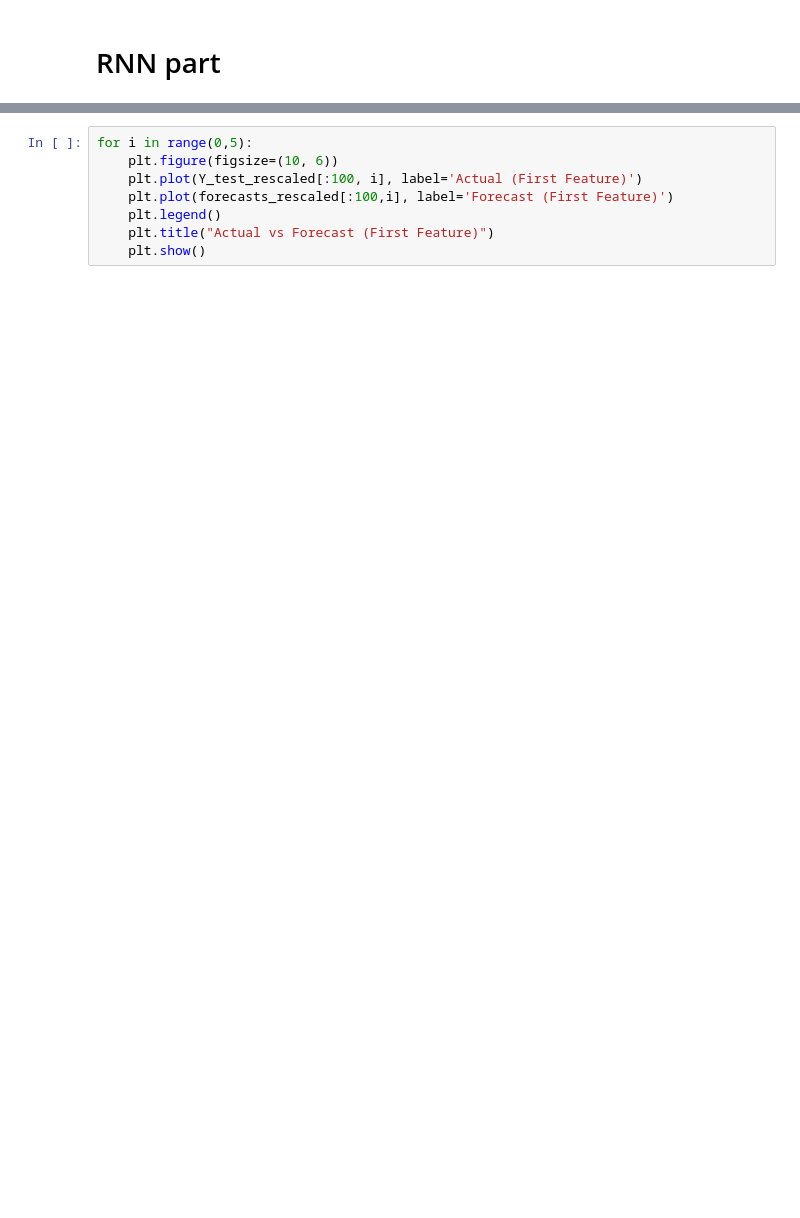
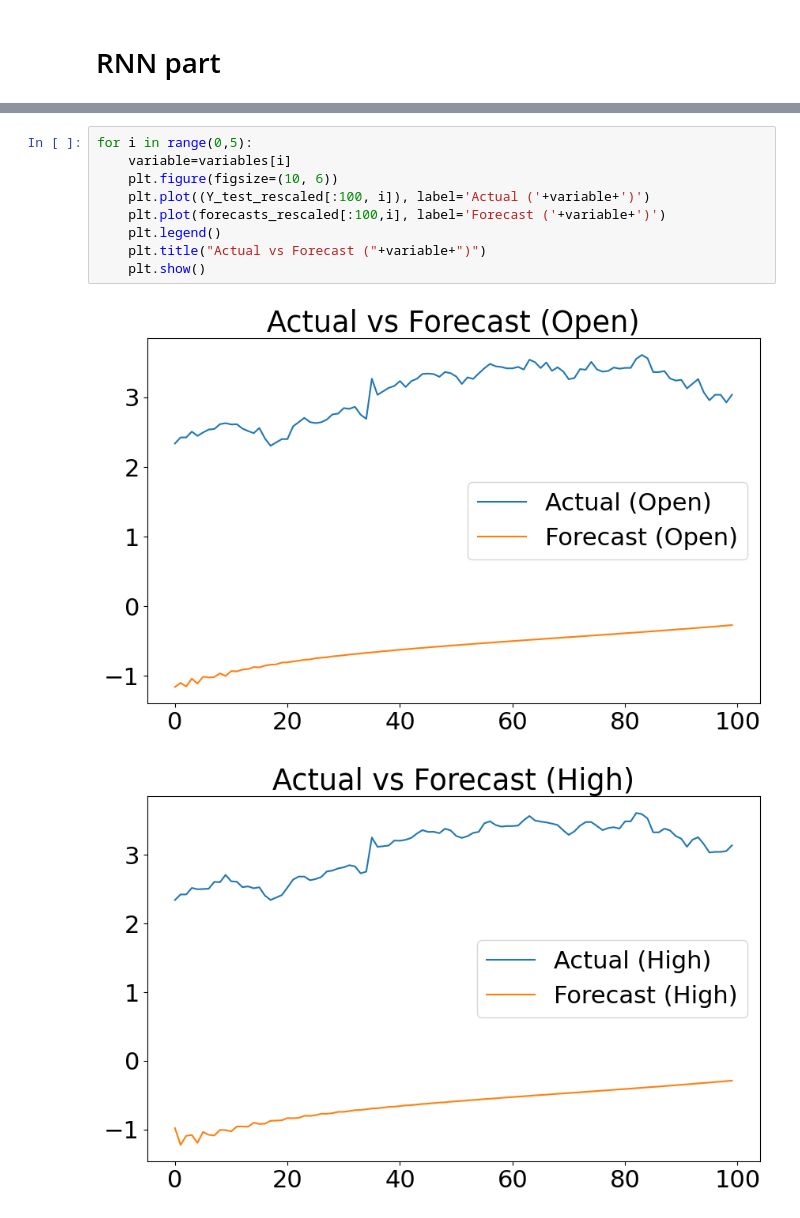
Before and after one commit to irene-fagnani/ADAML-project2, a Jupyter notebook: RNN.ipynb, the cells around one changed output, grey strips where cells are left out. Saved outputs shown, nothing was run; the diff lists cells and outputs as text; blank space fills up the shorter version.

```diff
--- a/RNN.ipynb
+++ b/RNN.ipynb
@@ -141,8 +206,12 @@ print(forecasts_rescaled)
 # %%
 for i in range(0,5):
+    variable=variables[i]
     plt.figure(figsize=(10, 6))
-    plt.plot(Y_test_rescaled[:100, i], label='Actual (First Feature)')
-    plt.plot(forecasts_rescaled[:100,i], label='Forecast (First Feature)')
+    plt.plot((Y_test_rescaled[:100, i]), label='Actual ('+variable+')')
+    plt.plot(forecasts_rescaled[:100,i], label='Forecast ('+variable+')')
     plt.legend()
-    plt.title("Actual vs Forecast (First Feature)")
+    plt.title("Actual vs Forecast ("+variable+")")
     plt.show()
+# %% [output]
+[figure, added]
+[figure, added]
```
Also changed, not shown: parts of 8 cells of this notebook.
